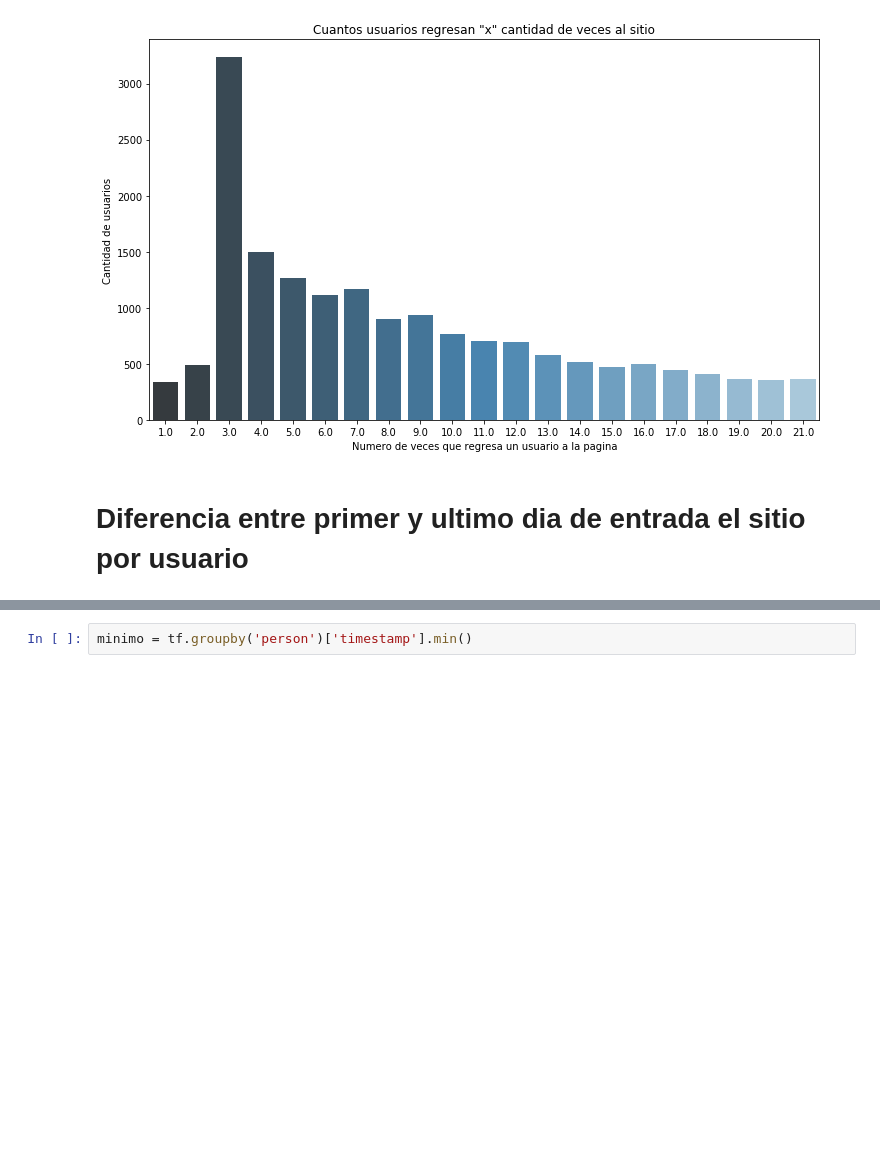
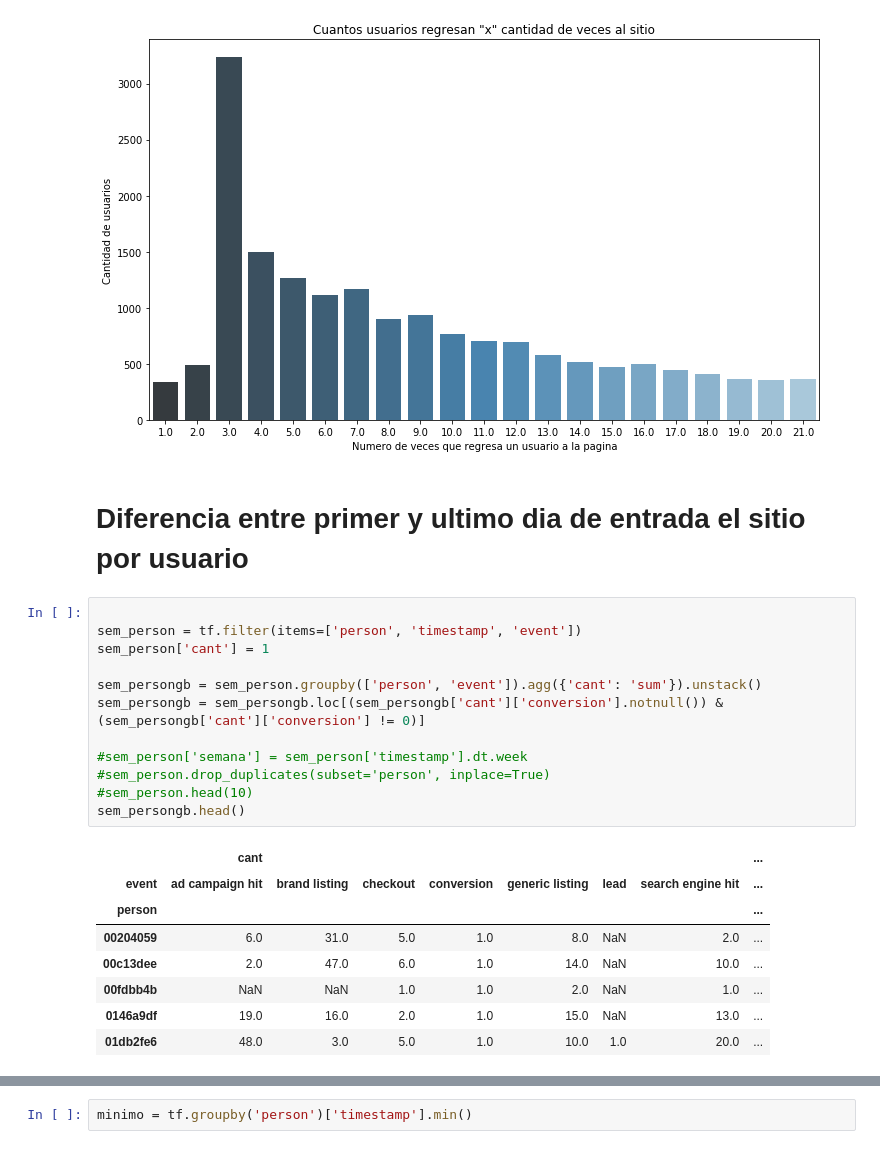
Before and after one commit to sebalogue/tp1-datos, a Jupyter notebook: src/seba/analisis-intro.ipynb, the cells around one changed output, grey strips where cells are left out. Cells and saved outputs as stored; diff of their text form; blank space fills up the shorter version.

```diff
--- a/src/seba/analisis-intro.ipynb
+++ b/src/seba/analisis-intro.ipynb
@@ -318,3 +339,24 @@ g.set(xlabel='Numero de veces que regresa un usuario a la pagina', ylabel='Canti
 [figure]
 # %% [markdown]
 # Diferencia entre primer y ultimo dia de entrada el sitio por usuario
+# %%
+
+sem_person = tf.filter(items=['person', 'timestamp', 'event'])
+sem_person['cant'] = 1
+
+sem_persongb = sem_person.groupby(['person', 'event']).agg({'cant': 'sum'}).unstack()
+sem_persongb = sem_persongb.loc[(sem_persongb['cant']['conversion'].notnull()) & (sem_persongb['cant']['conversion'] != 0)]
+
+#sem_person['semana'] = sem_person['timestamp'].dt.week
+#sem_person.drop_duplicates(subset='person', inplace=True)
+#sem_person.head(10)
+sem_persongb.head()
+# %% [output]
+|  | cant |  |  |  |  |  |  | ... |
+| event | ad campaign hit | brand listing | checkout | conversion | generic listing | lead | search engine hit | ... |
+| person |  |  |  |  |  |  |  | ... |
+| 00204059 | 6.0 | 31.0 | 5.0 | 1.0 | 8.0 | NaN | 2.0 | ... |
+| 00c13dee | 2.0 | 47.0 | 6.0 | 1.0 | 14.0 | NaN | 10.0 | ... |
+| 00fdbb4b | NaN | NaN | 1.0 | 1.0 | 2.0 | NaN | 1.0 | ... |
+| 0146a9df | 19.0 | 16.0 | 2.0 | 1.0 | 15.0 | NaN | 13.0 | ... |
+| 01db2fe6 | 48.0 | 3.0 | 5.0 | 1.0 | 10.0 | 1.0 | 20.0 | ... |
```
Also changed, not shown: parts of 30 cells of this notebook, 1 other file.
